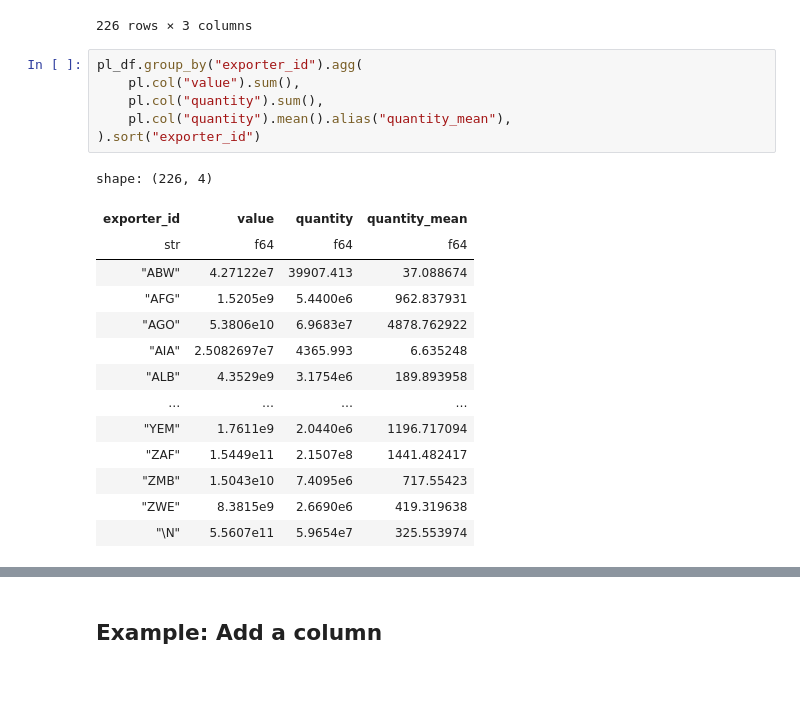
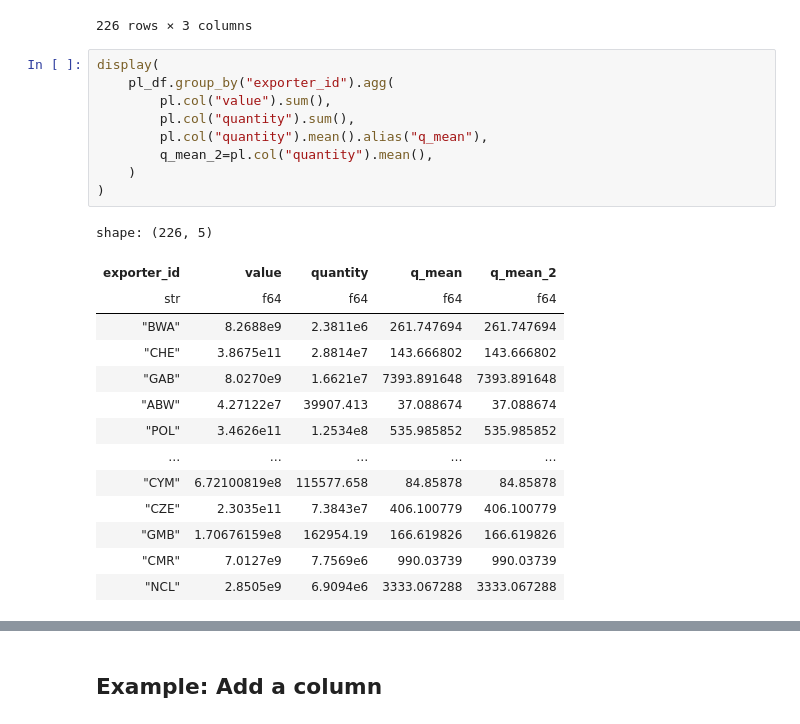
Before and after one commit to m-gaster/tutorial-polars, a Jupyter notebook: tutorial.ipynb, the cells around one changed output, grey strips where cells are left out. Saved outputs shown, nothing was run; the diff lists cells and outputs as text; blank space fills up the shorter version.

```diff
--- a/tutorial.ipynb
+++ b/tutorial.ipynb
@@ -276,23 +309,26 @@ pd_df.groupby("exporter_id").agg({"value": "sum", "quantity": ["sum", "mean"]})
 | \N | 5.560721e+11 | 5.965386e+07 | 325.553974 |
 226 rows × 3 columns
 # %%
-pl_df.group_by("exporter_id").agg(
-    pl.col("value").sum(),
-    pl.col("quantity").sum(),
-    pl.col("quantity").mean().alias("quantity_mean"),
-).sort("exporter_id")
+display(
+    pl_df.group_by("exporter_id").agg(
+        pl.col("value").sum(),
+        pl.col("quantity").sum(),
+        pl.col("quantity").mean().alias("q_mean"),
+        q_mean_2=pl.col("quantity").mean(),
+    )
+)
 # %% [output]
-shape: (226, 4)
+shape: (226, 5)
-| exporter_id | value | quantity | quantity_mean |
-| str | f64 | f64 | f64 |
-| "ABW" | 4.27122e7 | 39907.413 | 37.088674 |
-| "AFG" | 1.5205e9 | 5.4400e6 | 962.837931 |
-| "AGO" | 5.3806e10 | 6.9683e7 | 4878.762922 |
-| "AIA" | 2.5082697e7 | 4365.993 | 6.635248 |
-| "ALB" | 4.3529e9 | 3.1754e6 | 189.893958 |
-| … | … | … | … |
-| "YEM" | 1.7611e9 | 2.0440e6 | 1196.717094 |
-| "ZAF" | 1.5449e11 | 2.1507e8 | 1441.482417 |
-| "ZMB" | 1.5043e10 | 7.4095e6 | 717.55423 |
-| "ZWE" | 8.3815e9 | 2.6690e6 | 419.319638 |
-| "\N" | 5.5607e11 | 5.9654e7 | 325.553974 |
+| exporter_id | value | quantity | q_mean | q_mean_2 |
+| str | f64 | f64 | f64 | f64 |
+| "BWA" | 8.2688e9 | 2.3811e6 | 261.747694 | 261.747694 |
+| "CHE" | 3.8675e11 | 2.8814e7 | 143.666802 | 143.666802 |
+| "GAB" | 8.0270e9 | 1.6621e7 | 7393.891648 | 7393.891648 |
+| "ABW" | 4.27122e7 | 39907.413 | 37.088674 | 37.088674 |
+| "POL" | 3.4626e11 | 1.2534e8 | 535.985852 | 535.985852 |
+| … | … | … | … | … |
+| "CYM" | 6.72100819e8 | 115577.658 | 84.85878 | 84.85878 |
+| "CZE" | 2.3035e11 | 7.3843e7 | 406.100779 | 406.100779 |
+| "GMB" | 1.70676159e8 | 162954.19 | 166.619826 | 166.619826 |
+| "CMR" | 7.0127e9 | 7.7569e6 | 990.03739 | 990.03739 |
+| "NCL" | 2.8505e9 | 6.9094e6 | 3333.067288 | 3333.067288 |
```
Also changed, not shown: parts of 25 cells of this notebook, 2 other files.
